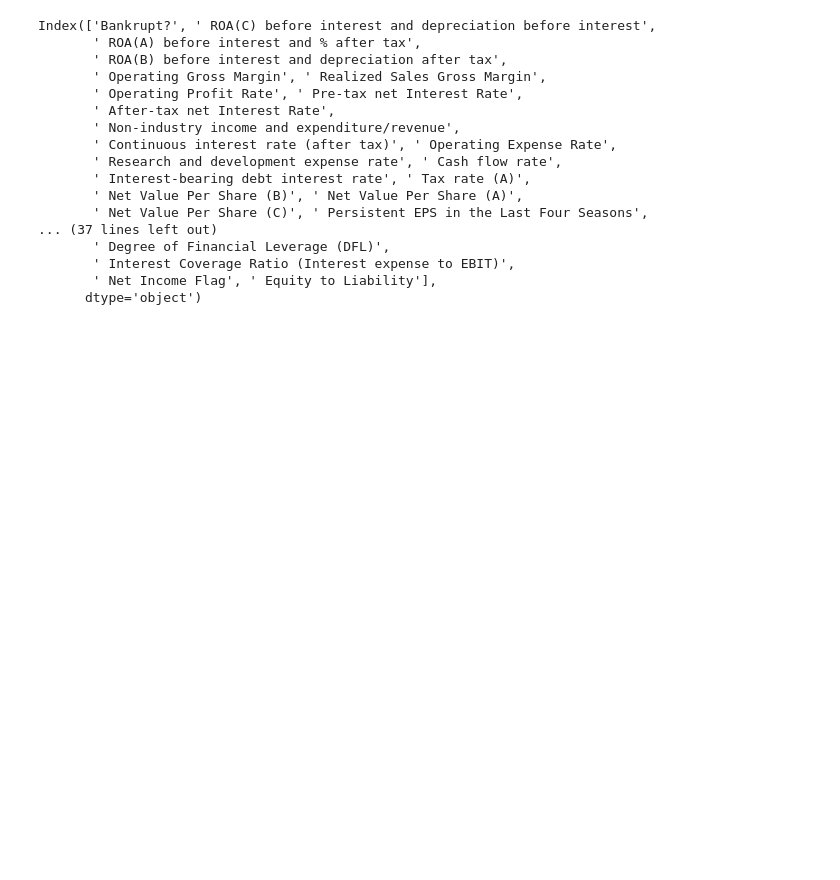
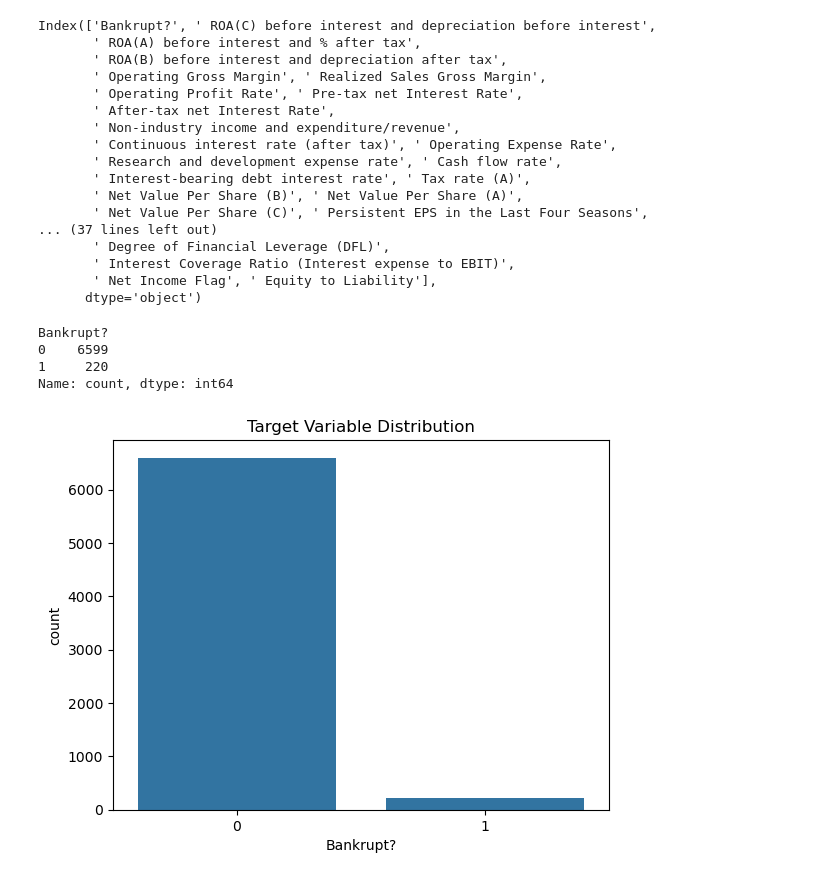
Before and after one commit to SLIIT-Y4S1-ORG/ML-IT4060-ASSIGNMENT01, a Jupyter notebook: KNN/Taiwanese Bankruptcy Prediction- KNN Algorithm.ipynb, the cells around one changed output. Saved outputs shown, nothing was run; the diff lists cells and outputs as text; code cells hidden in the pictures; blank space fills up the shorter version.

```diff
--- a/KNN/Taiwanese Bankruptcy Prediction- KNN Algorithm.ipynb
+++ b/KNN/Taiwanese Bankruptcy Prediction- KNN Algorithm.ipynb
@@ -71,3 +73,19 @@ Index(['Bankrupt?', ' ROA(C) before interest and depreciation before interest',
        ' Interest Coverage Ratio (Interest expense to EBIT)',
        ' Net Income Flag', ' Equity to Liability'],
       dtype='object')
+# %%
+df['Bankrupt?'].value_counts()
+# %% [output]
+Bankrupt?
+0    6599
+1     220
+Name: count, dtype: int64
+# %%
+X = df.drop('Bankrupt?', axis=1)
+y = df['Bankrupt?']
+# %%
+sns.countplot(x=y)
+plt.title("Target Variable Distribution")
+plt.show()
+# %% [output]
+[figure, added]
```
Also changed, not shown: parts of 2 cells of this notebook.
